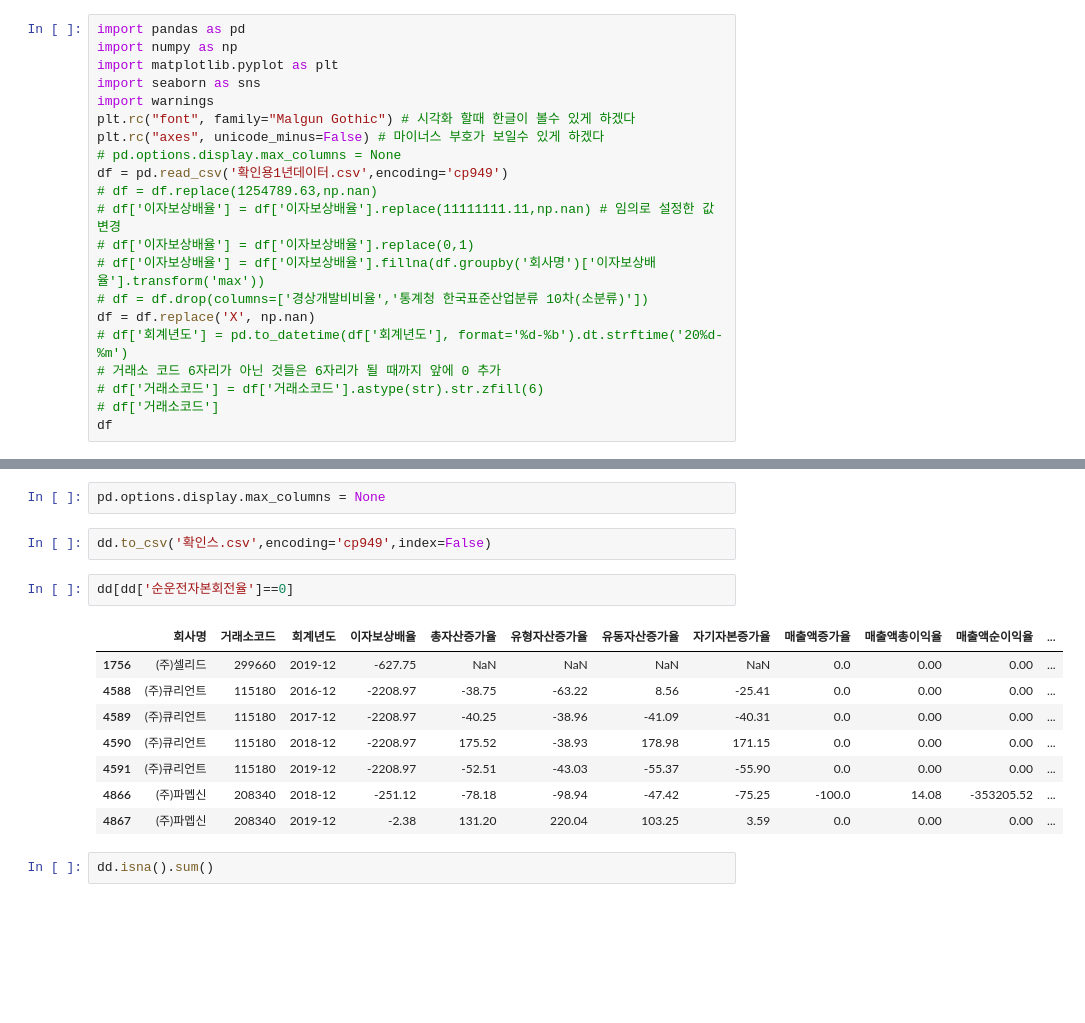
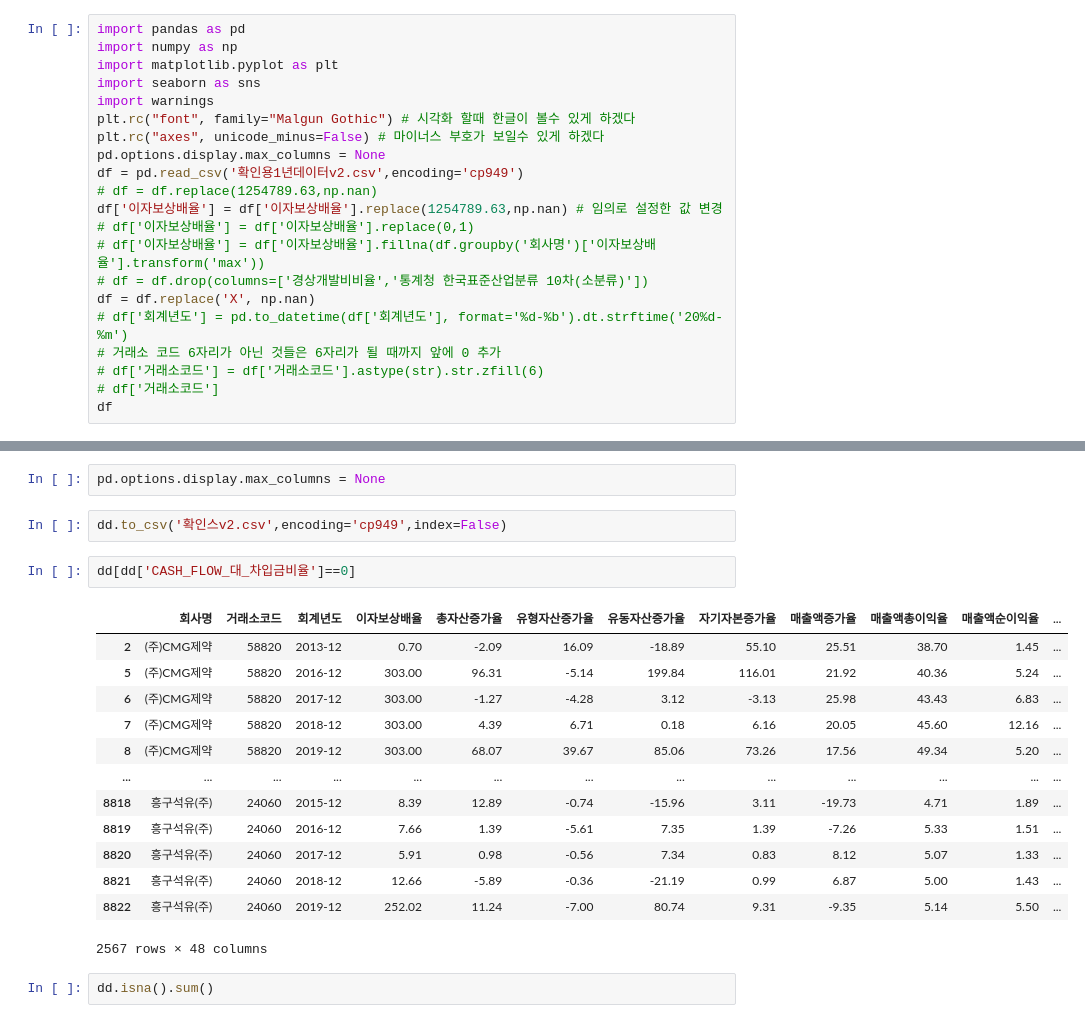
Before and after one commit to Penta-Audit-Technology/jh, a Jupyter notebook: 5차테스트.ipynb, the cells around one changed output, grey strips where cells are left out. Saved outputs shown, nothing was run; the diff lists cells and outputs as text; blank space fills up the shorter version.

```diff
--- a/5차테스트.ipynb
+++ b/5차테스트.ipynb
@@ -10,10 +10,10 @@ import seaborn as sns
 import warnings
 plt.rc("font", family="Malgun Gothic") # 시각화 할때 한글이 볼수 있게 하겠다
 plt.rc("axes", unicode_minus=False) # 마이너스 부호가 보일수 있게 하겠다
-# pd.options.display.max_columns = None
-df = pd.read_csv('확인용1년데이터.csv',encoding='cp949')
+pd.options.display.max_columns = None
+df = pd.read_csv('확인용1년데이터v2.csv',encoding='cp949')
 # df = df.replace(1254789.63,np.nan)
-# df['이자보상배율'] = df['이자보상배율'].replace(11111111.11,np.nan) # 임의로 설정한 값 변경
+df['이자보상배율'] = df['이자보상배율'].replace(1254789.63,np.nan) # 임의로 설정한 값 변경
 # df['이자보상배율'] = df['이자보상배율'].replace(0,1)
 # df['이자보상배율'] = df['이자보상배율'].fillna(df.groupby('회사명')['이자보상배율'].transform('max'))
 # df = df.drop(columns=['경상개발비비율','통계청 한국표준산업분류 10차(소분류)'])
@@ -90,18 +90,23 @@ dd
 # %%
 pd.options.display.max_columns = None
 # %%
-dd.to_csv('확인스.csv',encoding='cp949',index=False)
+dd.to_csv('확인스v2.csv',encoding='cp949',index=False)
 # %%
-dd[dd['순운전자본회전율']==0]
+dd[dd['CASH_FLOW_대_차입금비율']==0]
 # %% [output]
 |  | 회사명 | 거래소코드 | 회계년도 | 이자보상배율 | 총자산증가율 | 유형자산증가율 | 유동자산증가율 | 자기자본증가율 | 매출액증가율 | 매출액총이익율 | 매출액순이익율 | ... |
-| 1756 | (주)셀리드 | 299660 | 2019-12 | -627.75 | NaN | NaN | NaN | NaN | 0.0 | 0.00 | 0.00 | ... |
-| 4588 | (주)큐리언트 | 115180 | 2016-12 | -2208.97 | -38.75 | -63.22 | 8.56 | -25.41 | 0.0 | 0.00 | 0.00 | ... |
-| 4589 | (주)큐리언트 | 115180 | 2017-12 | -2208.97 | -40.25 | -38.96 | -41.09 | -40.31 | 0.0 | 0.00 | 0.00 | ... |
-| 4590 | (주)큐리언트 | 115180 | 2018-12 | -2208.97 | 175.52 | -38.93 | 178.98 | 171.15 | 0.0 | 0.00 | 0.00 | ... |
-| 4591 | (주)큐리언트 | 115180 | 2019-12 | -2208.97 | -52.51 | -43.03 | -55.37 | -55.90 | 0.0 | 0.00 | 0.00 | ... |
-| 4866 | (주)파멥신 | 208340 | 2018-12 | -251.12 | -78.18 | -98.94 | -47.42 | -75.25 | -100.0 | 14.08 | -353205.52 | ... |
-| 4867 | (주)파멥신 | 208340 | 2019-12 | -2.38 | 131.20 | 220.04 | 103.25 | 3.59 | 0.0 | 0.00 | 0.00 | ... |
+| 2 | (주)CMG제약 | 58820 | 2013-12 | 0.70 | -2.09 | 16.09 | -18.89 | 55.10 | 25.51 | 38.70 | 1.45 | ... |
+| 5 | (주)CMG제약 | 58820 | 2016-12 | 303.00 | 96.31 | -5.14 | 199.84 | 116.01 | 21.92 | 40.36 | 5.24 | ... |
+| 6 | (주)CMG제약 | 58820 | 2017-12 | 303.00 | -1.27 | -4.28 | 3.12 | -3.13 | 25.98 | 43.43 | 6.83 | ... |
+| 7 | (주)CMG제약 | 58820 | 2018-12 | 303.00 | 4.39 | 6.71 | 0.18 | 6.16 | 20.05 | 45.60 | 12.16 | ... |
+| 8 | (주)CMG제약 | 58820 | 2019-12 | 303.00 | 68.07 | 39.67 | 85.06 | 73.26 | 17.56 | 49.34 | 5.20 | ... |
+| ... | ... | ... | ... | ... | ... | ... | ... | ... | ... | ... | ... | ... |
+| 8818 | 흥구석유(주) | 24060 | 2015-12 | 8.39 | 12.89 | -0.74 | -15.96 | 3.11 | -19.73 | 4.71 | 1.89 | ... |
+| 8819 | 흥구석유(주) | 24060 | 2016-12 | 7.66 | 1.39 | -5.61 | 7.35 | 1.39 | -7.26 | 5.33 | 1.51 | ... |
+| 8820 | 흥구석유(주) | 24060 | 2017-12 | 5.91 | 0.98 | -0.56 | 7.34 | 0.83 | 8.12 | 5.07 | 1.33 | ... |
+| 8821 | 흥구석유(주) | 24060 | 2018-12 | 12.66 | -5.89 | -0.36 | -21.19 | 0.99 | 6.87 | 5.00 | 1.43 | ... |
+| 8822 | 흥구석유(주) | 24060 | 2019-12 | 252.02 | 11.24 | -7.00 | 80.74 | 9.31 | -9.35 | 5.14 | 5.50 | ... |
+2567 rows × 48 columns
 # %%
 dd.isna().sum()
 # %% [output]
```
Also changed, not shown: parts of 4 cells of this notebook, 13 other files.
